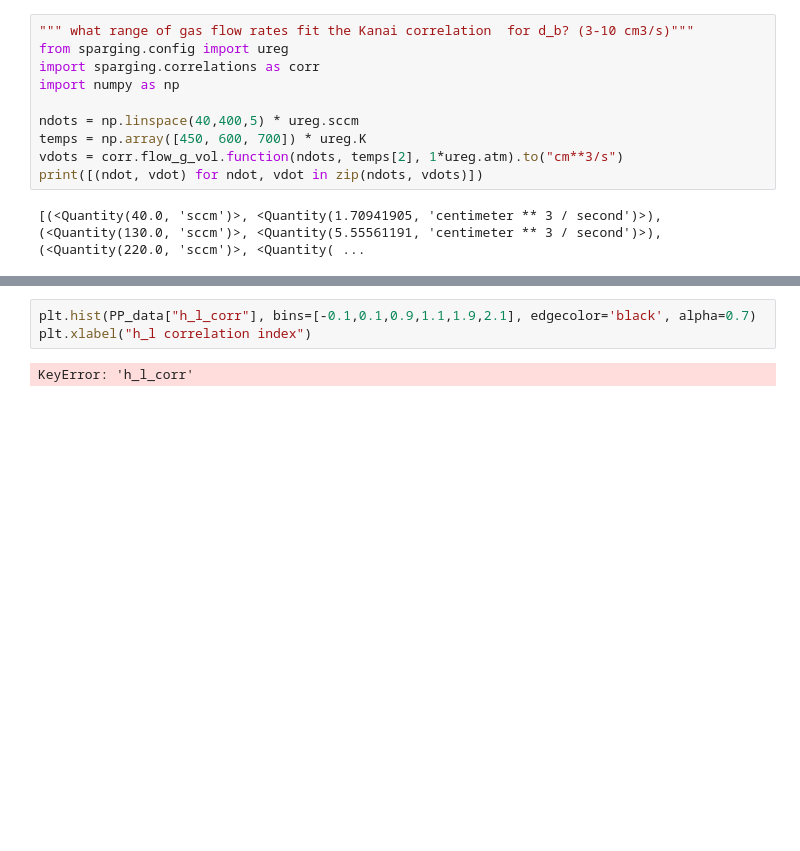
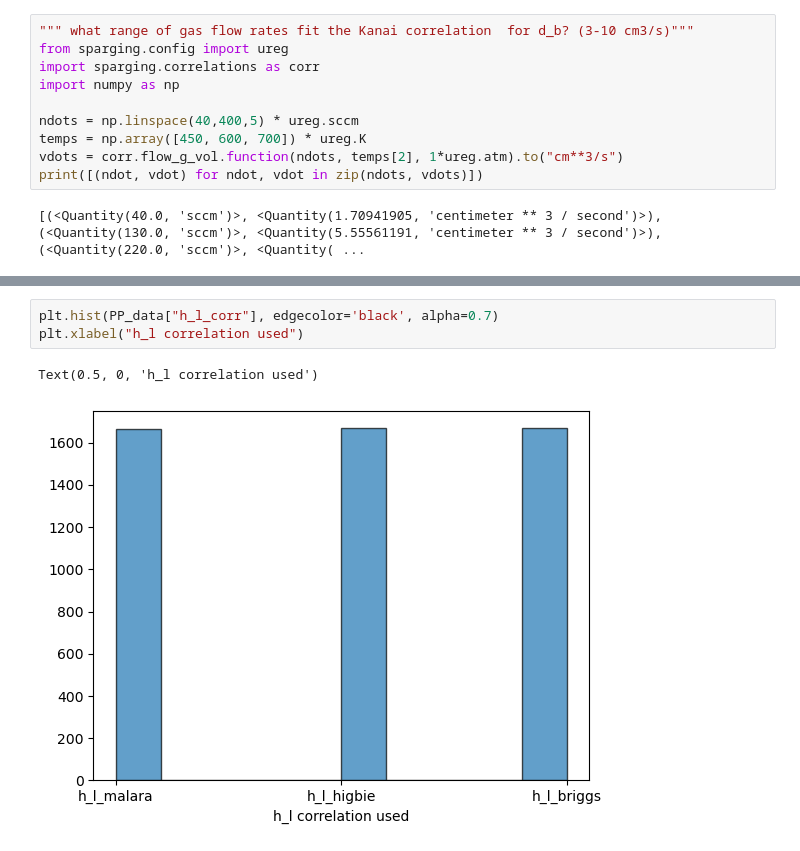
Before and after one commit to LIBRA-project/libra_sparging, a Jupyter notebook: LL_sensitivity.ipynb, the cells around one changed output, grey strips where cells are left out. Drawn from its saved outputs; the diff is of its cells as text; blank space fills up the shorter version.

```diff
--- a/LL_sensitivity.ipynb
+++ b/LL_sensitivity.ipynb
@@ -90,5 +132,6 @@ print(f"95% confidence interval for tau: {tau_95.to('days'):<5.2f}")
 # %%
-plt.hist(PP_data["h_l_corr"], bins=[-0.1,0.1,0.9,1.1,1.9,2.1], edgecolor='black', alpha=0.7)
-plt.xlabel("h_l correlation index")
+plt.hist(PP_data["h_l_corr"], edgecolor='black', alpha=0.7)
+plt.xlabel("h_l correlation used")
 # %% [output]
-KeyError: 'h_l_corr'
+Text(0.5, 0, 'h_l correlation used')
+[figure, added]
```
Also changed, not shown: parts of 6 cells of this notebook, 1 other file.
